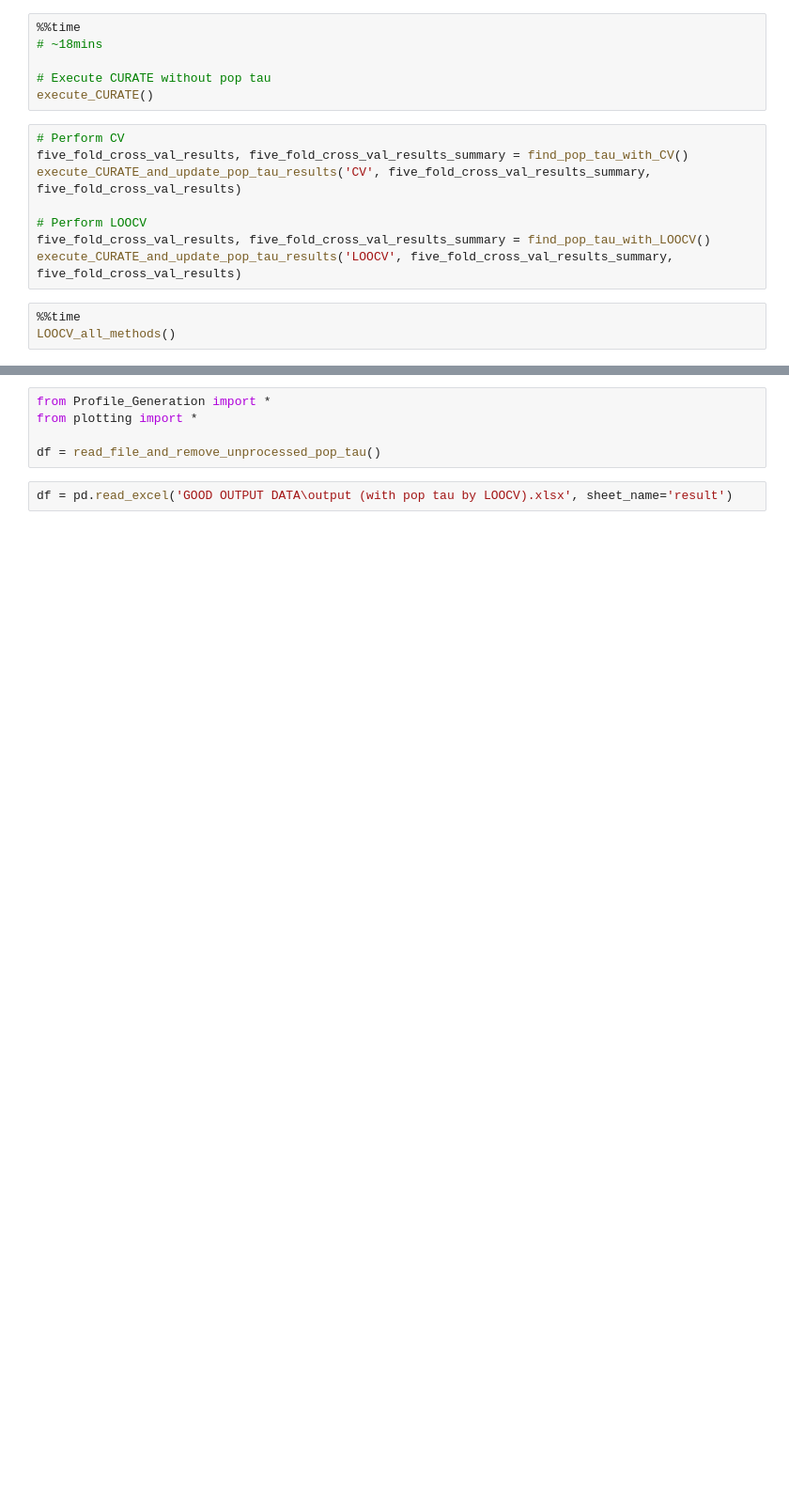
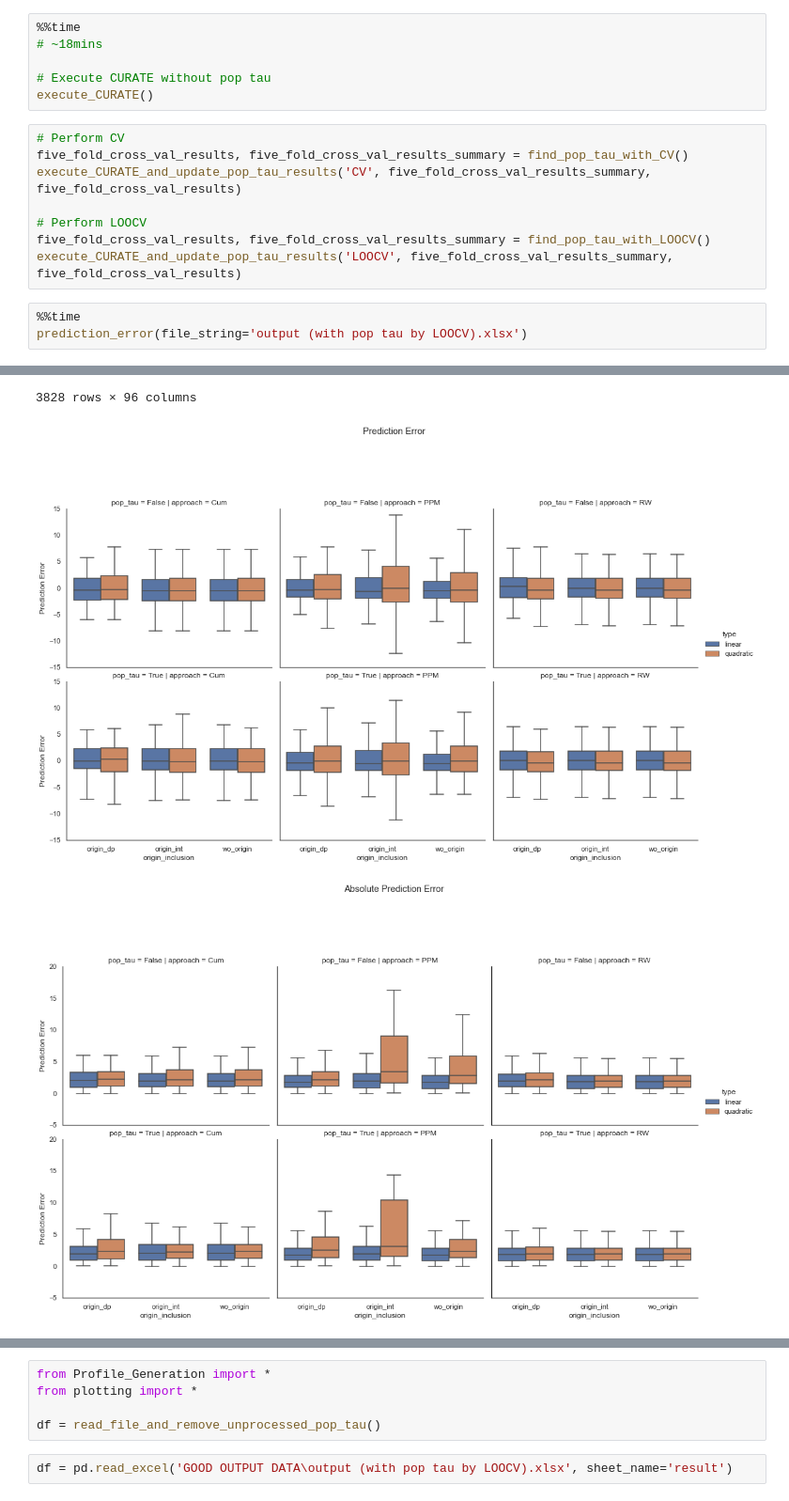
Before and after one commit to tshibei/retro_ped_liver_transplant, a Jupyter notebook: retro_PLT.ipynb, the cells around one changed output, grey strips where cells are left out. Shown at 94% size. Saved outputs shown, nothing was run; the diff lists cells and outputs as text; blank space fills up the shorter version.

```diff
--- a/retro_PLT.ipynb
+++ b/retro_PLT.ipynb
@@ -39,5 +39,5 @@ five_fold_cross_val_results, five_fold_cross_val_results_summary = find_pop_tau_
 execute_CURATE_and_update_pop_tau_results('LOOCV', five_fold_cross_val_results_summary, five_fold_cross_val_results)
 # %%
 %%time
-LOOCV_all_methods()
+prediction_error(file_string='output (with pop tau by LOOCV).xlsx')
 # %% [output]
@@ -44,0 +57,3 @@ Wall time: 34.5 s
+3828 rows × 96 columns
+[figure, added]
+[figure, added]
```
Also changed, not shown: parts of 3 cells of this notebook, 5 other files.
